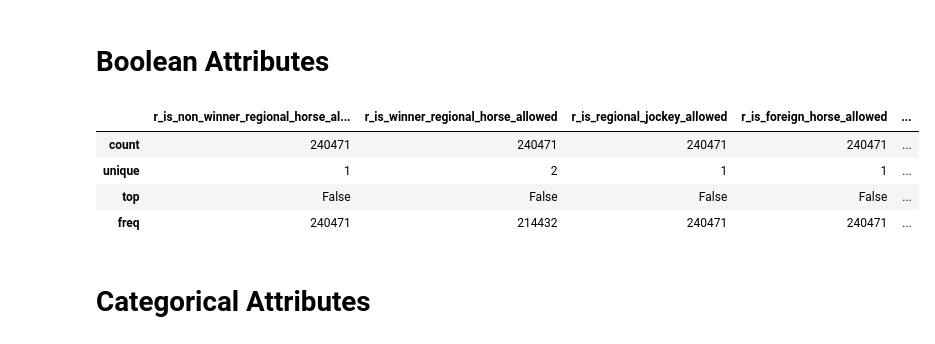
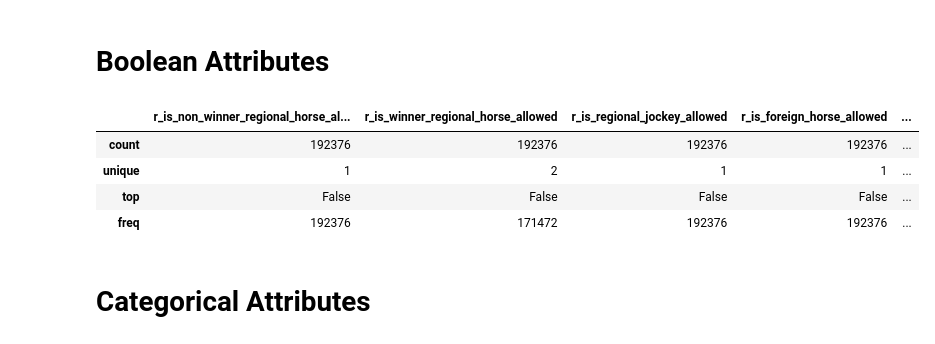
Before and after one commit to hankehly/netkeiba, a Jupyter notebook: notebooks/transformation.ipynb, the cells around one changed output. Saved outputs shown, nothing was run; the diff lists cells and outputs as text; code cells hidden in the pictures.

```diff
--- a/notebooks/transformation.ipynb
+++ b/notebooks/transformation.ipynb
@@ -57,7 +57,7 @@ df['r_contender_count'] = df.groupby('r_id').c_id.count().loc[df.r_id].values
 df['c_norm_order_of_finish'] = 1.0 - (df.c_order_of_finish - 1) / (df.r_contender_count - 1)
 
 index_cols = ['c_id', 'r_id', 'h_id', 'j_id', 't_id', 'r_key', 'r_url', 'h_key', 'h_url', 'j_key', 'j_url', 't_key', 't_url']
-label_cols = ['c_norm_order_of_finish', 'c_order_of_finish', 'c_finish_time']
+label_cols = ['c_norm_order_of_finish', 'c_order_of_finish', 'c_finish_time', 'c_order_of_finish_lowered']
 
 X = df.drop(columns=index_cols + label_cols)
 y = df.c_norm_order_of_finish
@@ -89,7 +89,7 @@ bool_attribs = [
     'r_is_non_winner_regional_horse_allowed', 'r_is_winner_regional_horse_allowed',
     'r_is_regional_jockey_allowed', 'r_is_foreign_horse_allowed',
     'r_is_foreign_horse_and_trainer_allowed', 'r_is_apprentice_jockey_allowed',
-    'r_is_female_only', 'c_order_of_finish_lowered'
+    'r_is_female_only'
 ]
 
 # CombinedDateAttributesAdder
@@ -227,13 +228,13 @@ pd.DataFrame(date_pipeline.fit_transform(X[date_attribs])).describe()
 # %% [markdown]
 # Boolean Attributes
 # %%
-X[bool_attribs].astype(bool).describe()
+X_train[bool_attribs].astype(bool).describe()
 # %% [output]
 |  | r_is_non_winner_regional_horse_al... | r_is_winner_regional_horse_allowed | r_is_regional_jockey_allowed | r_is_foreign_horse_allowed | ... |
-| count | 240471 | 240471 | 240471 | 240471 | ... |
+| count | 192376 | 192376 | 192376 | 192376 | ... |
 | unique | 1 | 2 | 1 | 1 | ... |
 | top | False | False | False | False | ... |
-| freq | 240471 | 214432 | 240471 | 240471 | ... |
+| freq | 192376 | 171472 | 192376 | 192376 | ... |
 # %% [markdown]
 # Categorical Attributes
 # %%
```
Also changed, not shown: parts of 12 cells of this notebook.
